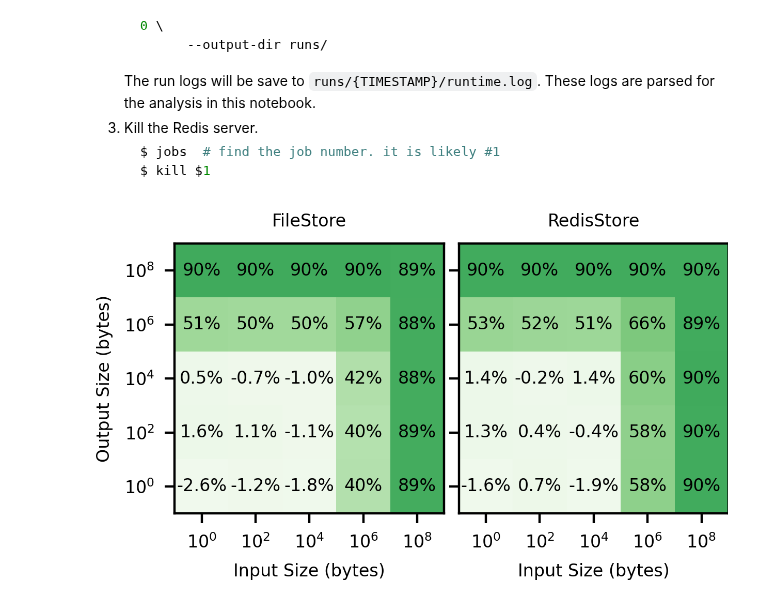
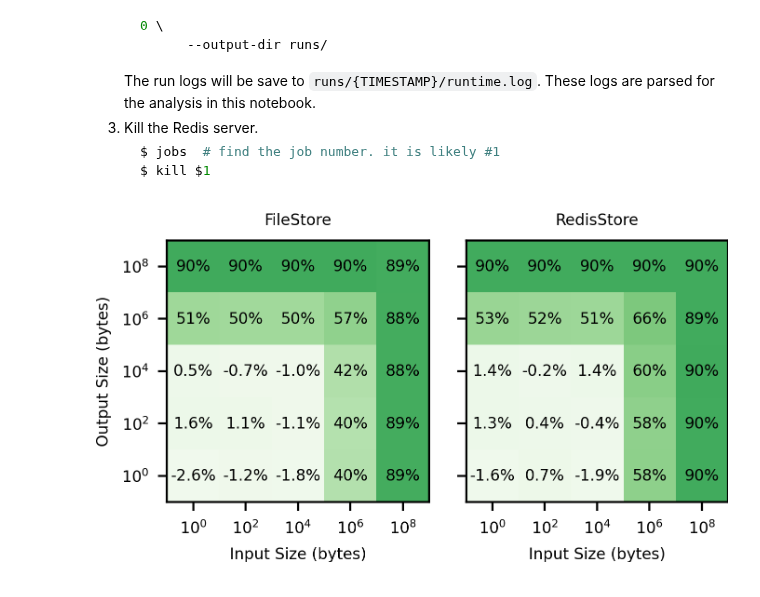
Before and after one commit to proxystore/sc23-evaluation, a Jupyter notebook: 2-proxystore-with-workflow-systems.ipynb, the cells around one changed output. Cells and saved outputs as stored; diff of their text form; code cells hidden in the pictures.

```diff
--- a/2-proxystore-with-workflow-systems.ipynb
+++ b/2-proxystore-with-workflow-systems.ipynb
@@ -201,32 +201,32 @@ fig, axs = plt.subplots(1, 2, sharey=True)
 labels = ['$10^0$', '$10^2$', '$10^4$', '$10^6$', '$10^8$']
 
 for change_data, ax in zip((filestore_changes, redisstore_changes), axs):
     xy = matrixify(change_data)
     caxes = ax.matshow(xy, cmap=matplotlib.cm.Greens, vmin=-0.1, vmax=1.5)
 
     for y, row in enumerate(xy):
         for x, val in enumerate(row):
             val = 100*val
             ax.text(x, y, f'{val:0.0f}%' if val >= 10 or val <= -10 else f'{val:0.1f}%', ha='center', va='center', fontsize=6)
 
     ax.xaxis.set_ticks_position('bottom')
     ax.set_xticks(range(5))
     ax.set_yticks(range(5))
     ax.set_xticklabels(labels)
     ax.set_yticklabels(reversed(labels))
 
 
 # fig.suptitle('Colmena Overhead Improvement over Baseline', y=0.91)
 axs[0].set_title('FileStore')
 axs[1].set_title('RedisStore')
 axs[0].set_xlabel('Input Size (bytes)')
 axs[1].set_xlabel('Input Size (bytes)')
 axs[0].set_ylabel('Output Size (bytes)')
 
 # fig.tight_layout(w_pad=0.75)
 fig.tight_layout(h_pad=.5, w_pad=0.75)
 
-fig.set_size_inches(3, 1.5)
+fig.set_size_inches(3.5, 1.5)
 plt.savefig('figures/colmena-overheads.pdf', pad_inches=0.05)
 # %% [output]
-[figure, old version]
+[figure, new version]
```
Also changed, not shown: 14 other files.
